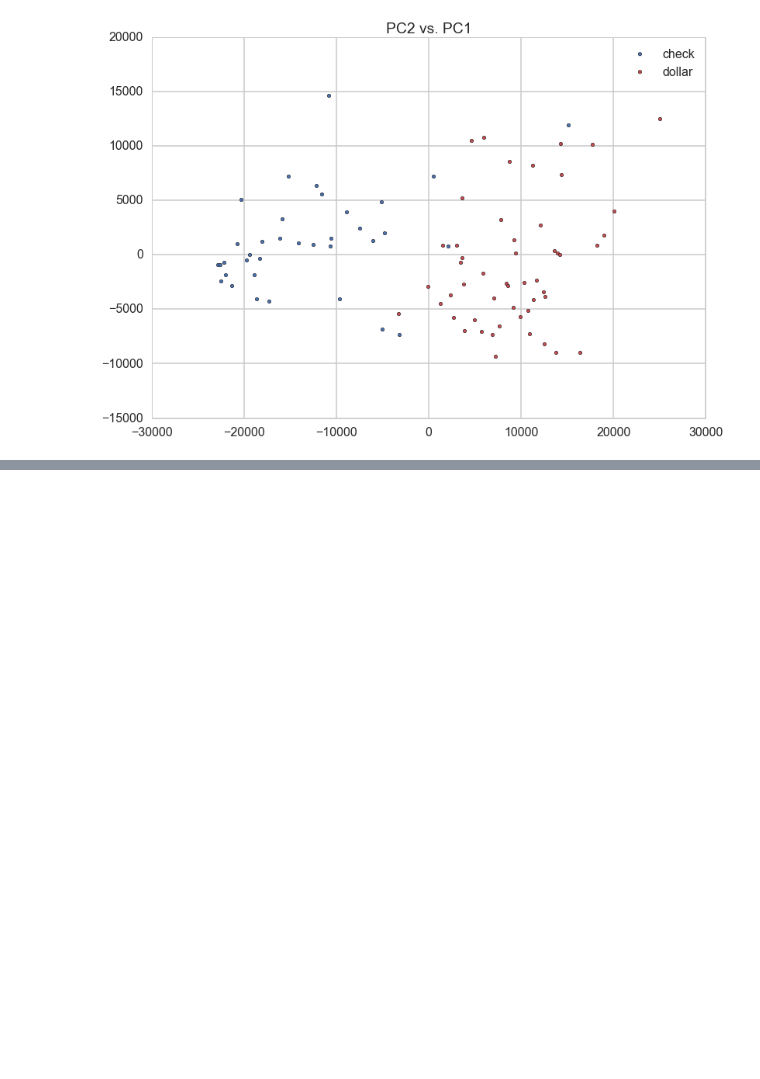
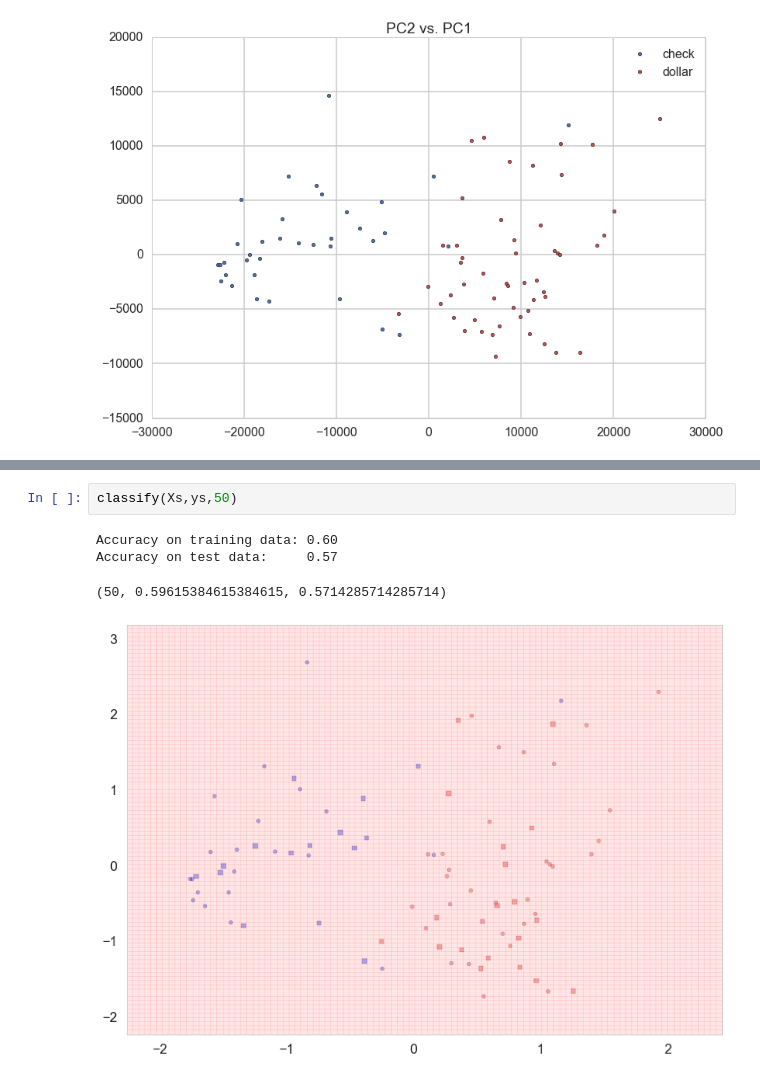
Before and after one commit to suyashSax/CS-109, a Jupyter notebook: Week 6/Lab 5 - Classification.ipynb, the cells around one changed output, grey strips where cells are left out. Saved outputs shown, nothing was run; the diff lists cells and outputs as text; blank space fills up the shorter version.

```diff
--- a/Week 6/Lab 5 - Classification.ipynb
+++ b/Week 6/Lab 5 - Classification.ipynb
@@ -402,0 +473,7 @@ plt.legend()
+# %%
+classify(Xs,ys,50)
+# %% [output]
+Accuracy on training data: 0.60
+Accuracy on test data:     0.57
+(50, 0.59615384615384615, 0.5714285714285714)
+[figure, added]
```
Also changed, not shown: parts of 28 cells of this notebook.
